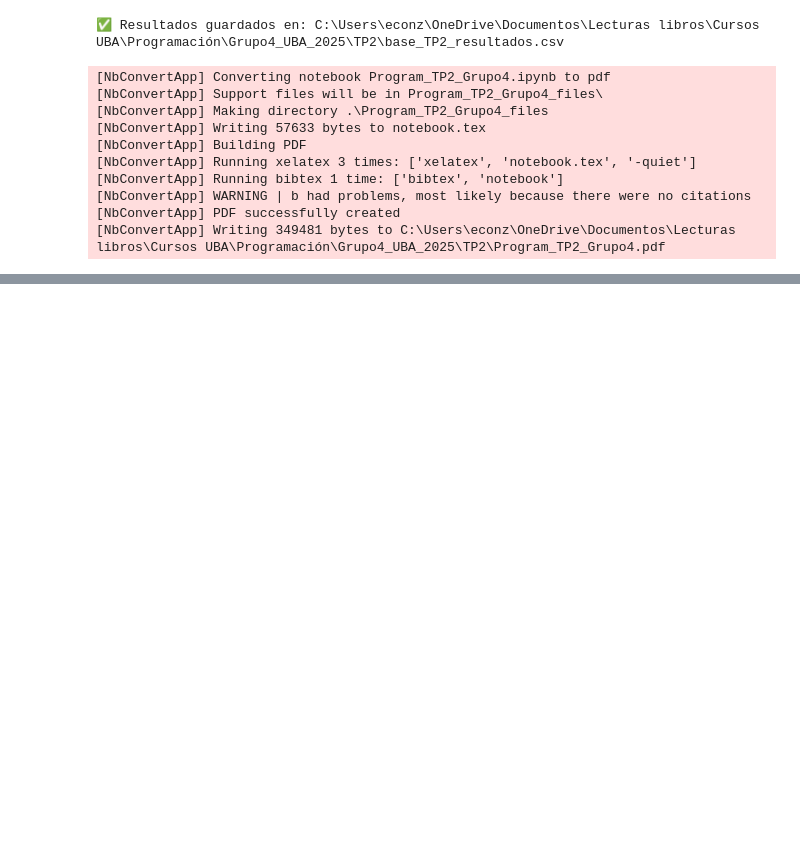
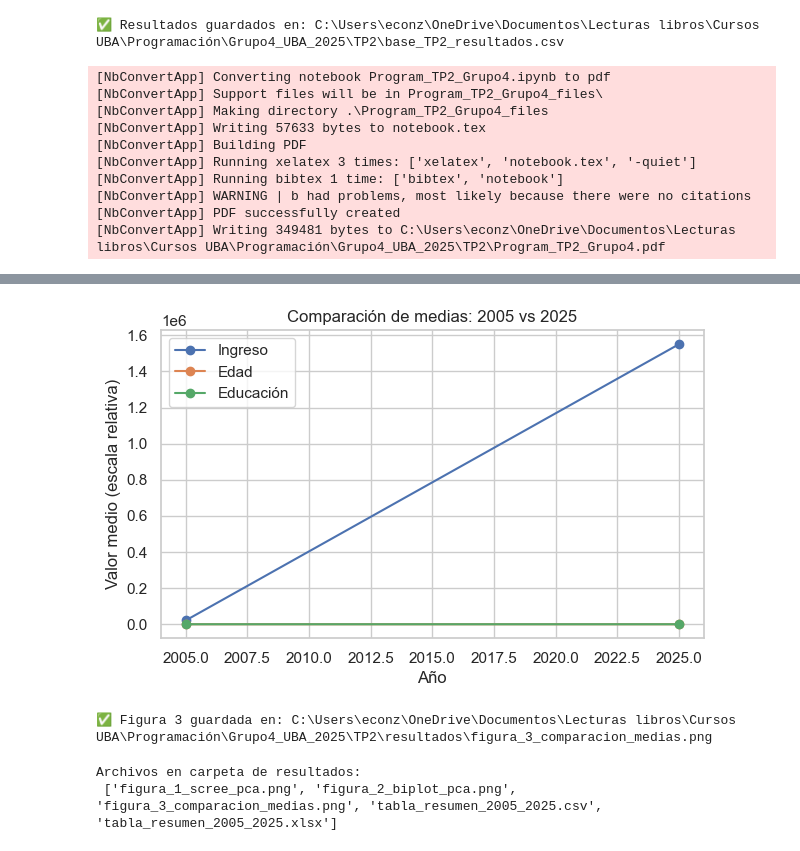
Before and after one commit to Analisis1983/Grupo4_UBA_2025, a Jupyter notebook: TP2/Program_TP2_Grupo4.ipynb, the cells around one changed output, grey strips where cells are left out. Saved outputs shown, nothing was run; the diff lists cells and outputs as text; code cells hidden in the pictures; blank space fills up the shorter version.

```diff
--- a/TP2/Program_TP2_Grupo4.ipynb
+++ b/TP2/Program_TP2_Grupo4.ipynb
@@ -316,0 +328,24 @@ print("✅ Resultados guardados en:", ruta_salida)
+# %%
+import pandas as pd
+import os
+
+# Crear tabla resumen
+tabla_resumen = eph.groupby("ano4").agg({
+    "itf_2025": ["mean", "median"],
+    "ch06": "mean",
+    "educ_num": "mean"
+}).round(2)
+
+# Mostrar en notebook
+display(tabla_resumen)
+
+# Guardar CSV y Excel en carpeta de resultados
+ruta_csv = os.path.join(CARPETA_RESULTADOS, "tabla_resumen_2005_2025.csv")
+ruta_xlsx = os.path.join(CARPETA_RESULTADOS, "tabla_resumen_2005_2025.xlsx")
+
+tabla_resumen.to_csv(ruta_csv, encoding="utf-8", index=True)
+tabla_resumen.to_excel(ruta_xlsx, merge_cells=False)
+
+print("\n✅ Tabla exportada correctamente en:")
+print("CSV:", ruta_csv)
+print("XLSX:", ruta_xlsx)
@@ -316,0 +396,30 @@ print("✅ Resultados guardados en:", ruta_salida)
+# %%
+t2 = tabla_resumen.copy()
+t2.columns = ['_'.join(col) if isinstance(col, tuple) else col for col in t2.columns]
+t2 = t2.reset_index()
+
+plt.figure(figsize=(7,4))
+for col, label in zip(["itf_2025_mean","ch06_mean","educ_num_mean"],
+                      ["Ingreso", "Edad", "Educación"]):
+    plt.plot(t2["ano4"], t2[col], marker="o", label=label)
+plt.title("Comparación de medias: 2005 vs 2025")
+plt.xlabel("Año")
+plt.ylabel("Valor medio (escala relativa)")
+plt.legend()
+plt.grid(True)
+
+ruta_fig3 = os.path.join(CARPETA_RESULTADOS, "figura_3_comparacion_medias.png")
+plt.savefig(ruta_fig3, dpi=300, bbox_inches="tight")
+plt.show()
+
+print("✅ Figura 3 guardada en:", ruta_fig3)
+# %% [output]
+[figure, added]
+✅ Figura 3 guardada en: C:\Users\econz\OneDrive\Documentos\Lecturas libros\Cursos UBA\Programación\Grupo4_UBA_2025\TP2\resultados\figura_3_comparacion_medias.png
+# %%
+import os
+archivos = [x for x in os.listdir(CARPETA_RESULTADOS) if x.startswith(("tabla_", "figura_"))]
+print("Archivos en carpeta de resultados:\n", archivos)
+# %% [output]
+Archivos en carpeta de resultados:
+ ['figura_1_scree_pca.png', 'figura_2_biplot_pca.png', 'figura_3_comparacion_medias.png', 'tabla_resumen_2005_2025.csv', 'tabla_resumen_2005_2025.xlsx']
```
Also changed, not shown: parts of 11 cells of this notebook, 16 other files.
